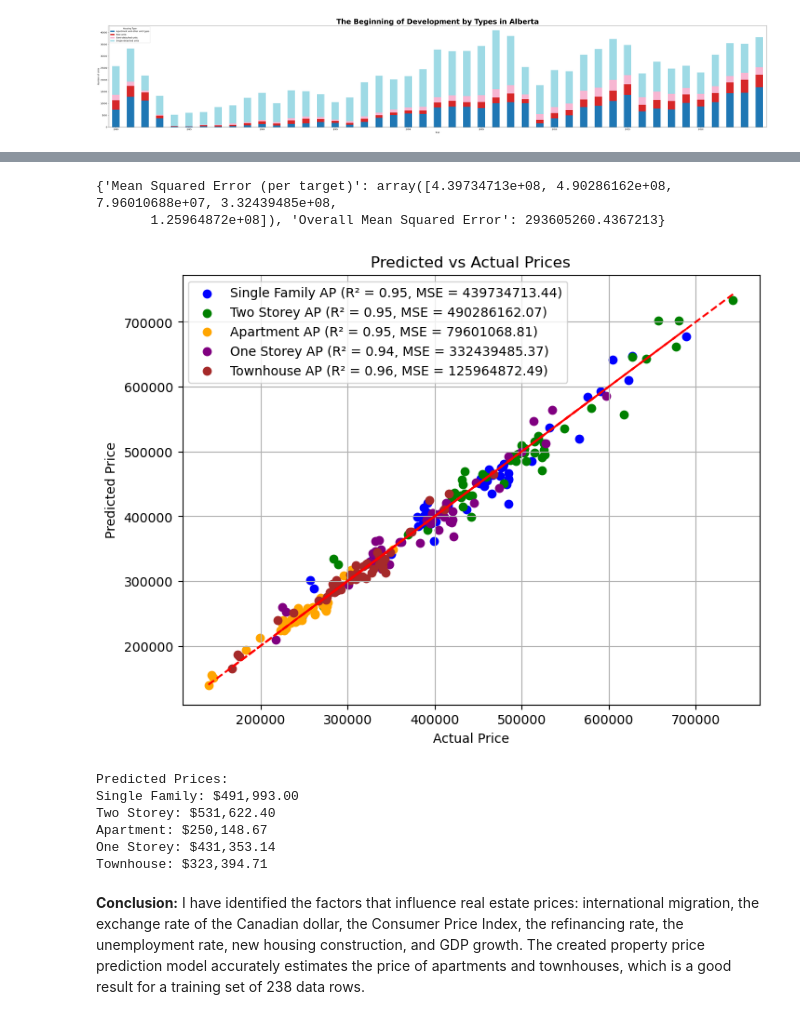
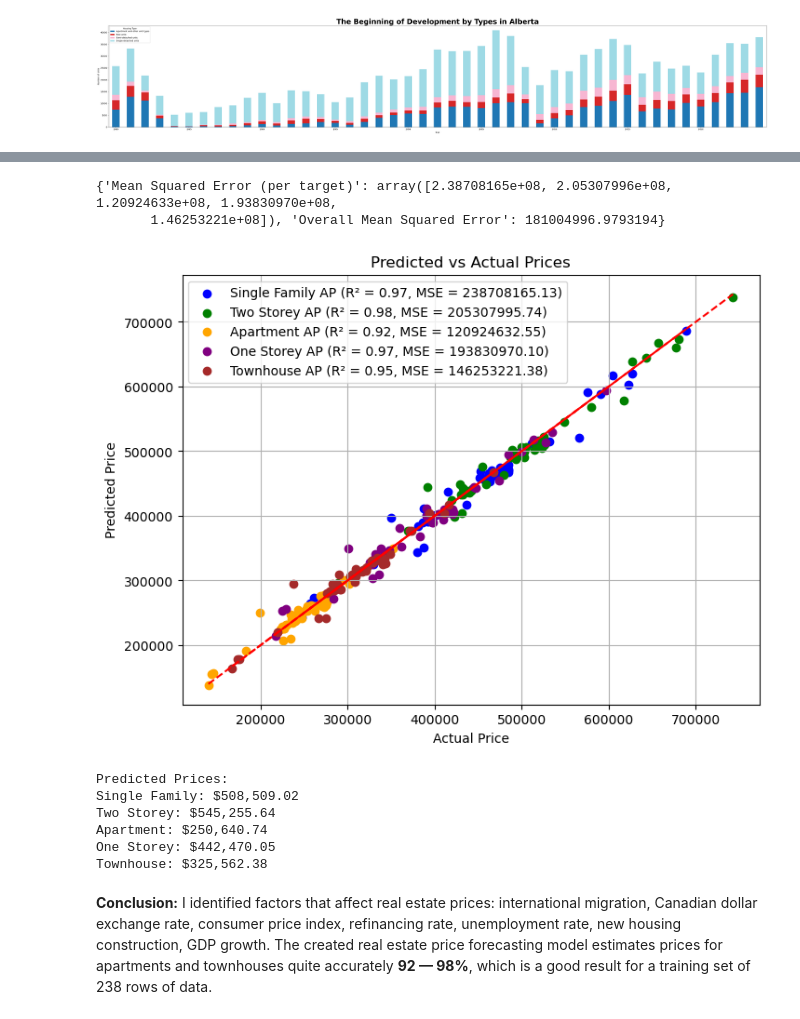
Before and after one commit to novomax-ca/CalgaryRealEstate, a Jupyter notebook: Calgary.ipynb, the cells around one changed output, grey strips where cells are left out. Saved outputs shown, nothing was run; the diff lists cells and outputs as text; code cells hidden in the pictures.

Commit message:
Add Average Earnings data to model

```diff
--- a/Calgary.ipynb
+++ b/Calgary.ipynb
@@ -344,6 +344,9 @@ housing_starts_pivot.columns.name = None
 housing_starts_pivot.fillna(0, inplace=True)
 housing_starts_pivot.rename(columns={'Apartment and other unit types': 'Apartment and other units'}, inplace=True)
 
+earnings_df_filtered = earnings_df[earnings_df['Date'].dt.year >= 2005][['Date', 'Value']]
+earnings_df_filtered.rename(columns={'Value': 'Average Weekly Earnings'}, inplace=True)
+
 merged_df = pd.merge_asof(inflation_df_filtred.sort_values('Date'),
                           rate_history_df_filtred.sort_values('Date'),
                           on='Date',
@@ -356,6 +359,11 @@ merged_df = pd.merge_asof(merged_df.sort_values('Date'),
 
 merged_df = pd.merge_asof(merged_df.sort_values('Date'),
                           average_monthly_rate_df.sort_values('Date'),
+                          on='Date',
+                          direction='backward')
+
+merged_df = pd.merge_asof(merged_df.sort_values('Date'),
+                          earnings_df_filtered.sort_values('Date'),
                           on='Date',
                           direction='backward')
 
@@ -482,7 +492,7 @@ scaler = StandardScaler()
 X_train_scaled = scaler.fit_transform(X_train)
 X_test_scaled = scaler.transform(X_test)
 
-model = MultiOutputRegressor(GradientBoostingRegressor(random_state=42))
+model = MultiOutputRegressor(GradientBoostingRegressor())
 model.fit(X_train_scaled, y_train)
 
 y_pred = model.predict(X_test_scaled)
@@ -495,32 +505,35 @@ model_performance = {
 }
 print(model_performance)
 # %% [output]
-{'Mean Squared Error (per target)': array([4.39734713e+08, 4.90286162e+08, 7.96010688e+07, 3.32439485e+08,
-       1.25964872e+08]), 'Overall Mean Squared Error': 293605260.4367213}
+{'Mean Squared Error (per target)': array([2.38708165e+08, 2.05307996e+08, 1.20924633e+08, 1.93830970e+08,
+       1.46253221e+08]), 'Overall Mean Squared Error': 181004996.9793194}
 # %%
 # Bulding plot the predicted vs actual prices
+r2_scores = [r2_score(y_test[category], model.predict(X_test_scaled)[:, i]) for i, category in enumerate(predicted_categories)]
+min_r2 = min(r2_scores) * 100
+max_r2 = max(r2_scores) * 100
 
 colors = ['blue', 'green', 'orange', 'purple', 'brown']
 
 plt.figure(figsize=(8, 6))
 for i, category in enumerate(predicted_categories):
     y_true = y_test[category]
     y_pred = model.predict(X_test_scaled)[:, i]
 
     r2 = r2_score(y_true, y_pred)
     mse = mean_squared_error(y_true, y_pred)
 
     plt.plot([min(y_true), max(y_true)], [min(y_true), max(y_true)], color='red', linestyle='--')
     plt.scatter(y_true, y_pred, color=colors[i], label=f'{category} (R² = {r2:.2f}, MSE = {mse:.2f})')
 
 plt.xlabel('Actual Price')
 plt.ylabel('Predicted Price')
 plt.title('Predicted vs Actual Prices')
 plt.legend()
 plt.grid()
 plt.show()
 # %% [output]
-[figure, old version]
+[figure, new version]
 # %%
 # Predicting the prices
 
@@ -529,6 +542,7 @@ new_data = pd.DataFrame({
     'Interest Rate': [0.25],
     'GDP Change (%)': [5.32387],
     'Average exchange rate': [1.21169],
+    'Average Weekly Earnings': [1220],
     'Unemployment Rate': [7.5],
     'International': [1509],
     'Interprovincial': [-1457],
@@ -555,10 +569,10 @@ for category, price in predicted_prices_dict.items():
     print(f'{category}: ${price:,.2f}')
 # %% [output]
 Predicted Prices:
-Single Family: $491,993.00
-Two Storey: $531,622.40
-Apartment: $250,148.67
-One Storey: $431,353.14
-Townhouse: $323,394.71
+Single Family: $508,509.02
+Two Storey: $545,255.64
+Apartment: $250,640.74
+One Storey: $442,470.05
+Townhouse: $325,562.38
 # %% [markdown]
-**Conclusion:** I have identified the factors that influence real estate prices: international migration, the exchange rate of the Canadian dollar, the Consumer Price Index, the refinancing rate, the unemployment rate, new housing construction, and GDP growth. The created property price prediction model accurately estimates the price of apartments and townhouses, which is a good result for a training set of 238 data rows.
+**Conclusion:** I identified factors that affect real estate prices: international migration, Canadian dollar exchange rate, consumer price index, refinancing rate, unemployment rate, new housing construction, GDP growth. The created real estate price forecasting model estimates prices for apartments and townhouses quite accurately **92 — 98%**, which is a good result for a training set of 238 rows of data.
```
Also changed, not shown: parts of 3 cells of this notebook.
